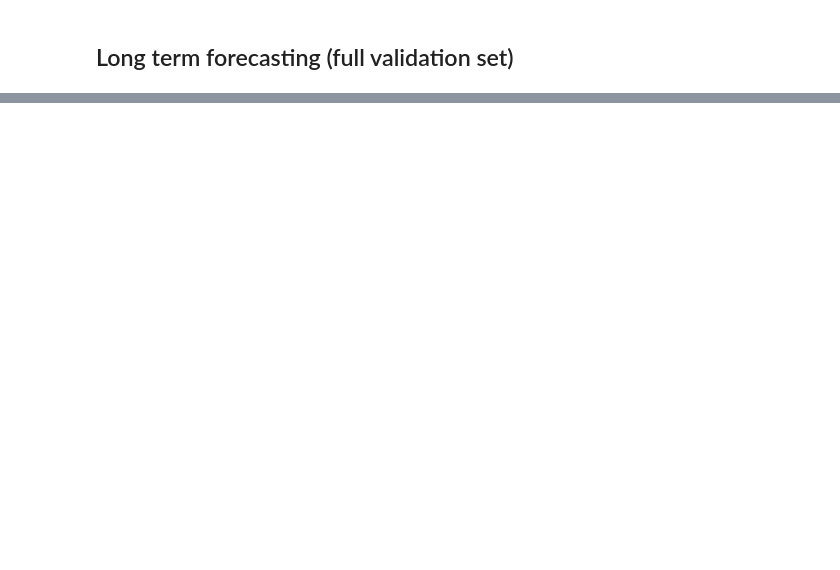
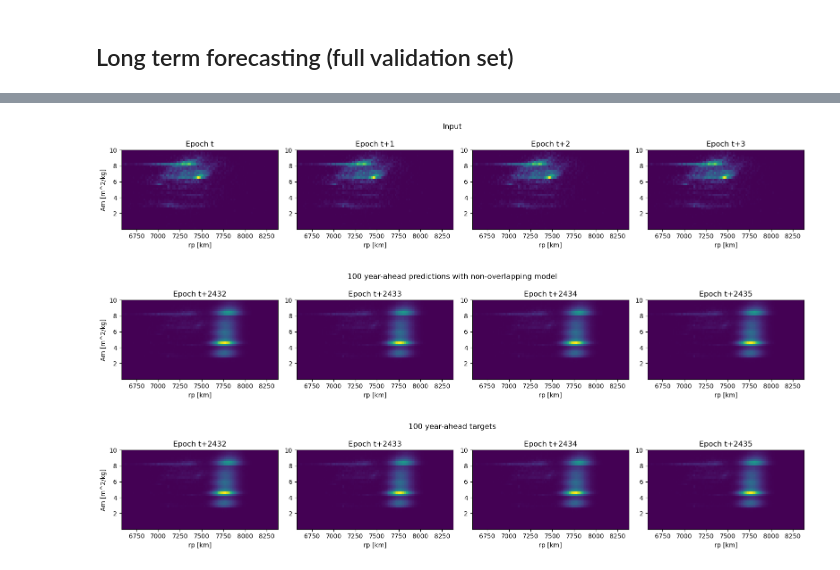
Before and after one commit to ARCLab-MIT/mocat-ml, a Jupyter notebook: nbs/convgru_eval.ipynb, the cells around one changed output, grey strips where cells are left out. Drawn from its saved outputs; the diff is of its cells as text; code cells hidden in the pictures; blank space fills up the shorter version.

```diff
--- a/nbs/convgru_eval.ipynb
+++ b/nbs/convgru_eval.ipynb
@@ -151,8 +175,8 @@ X_sw_full.shape
 # %%
-ds_full = DensityData(X_sw_full, lbk=config.lookback, h=config.horizon)
+ds_full = DensityData(X, lbk=config.lookback, h=config.horizon)
 tl_full = TfmdLists(range(len(ds_full)), DensityTupleTransform(ds_full))
 dl_full = TfmdDL(tl_full, bs=learn.dls.valid.bs, shuffle=False, num_workers=0,
             after_batch=Normalize.from_stats(*train_stats))
 xb,yb = dl_full.one_batch()
-dl_full.n, len(xb), xb[0].shape, len(yb), yb[0].shape
+X.shape, dl_full.n, len(xb), xb[0].shape, len(yb), yb[0].shape
 # %% [output]
@@ -165,0 +207,3 @@ KeyboardInterrupt:
+# %%
+preds,targs,losses = learn.get_preds_iterative(dl=dl_full, n_iter=n_iter, track_losses=True)
+len(preds), preds[0].shape, len(targs), targs[0].shape, losses.shape
@@ -165,0 +217,9 @@ KeyboardInterrupt:
+# %%
+learn.show_preds_at(0, p=preds, t=targs, inp=inps, with_targets=True,
+                    with_input=True, start_epoch=(n_iter-1)*config.horizon,
+                   titles=["Input", "100 year-ahead predictions with non-overlapping model",
+                           "100 year-ahead targets"])
+# %% [output]
+[figure, added]
+[figure, added]
+[figure, added]
```
Also changed, not shown: parts of 25 cells of this notebook, 11 other files.
